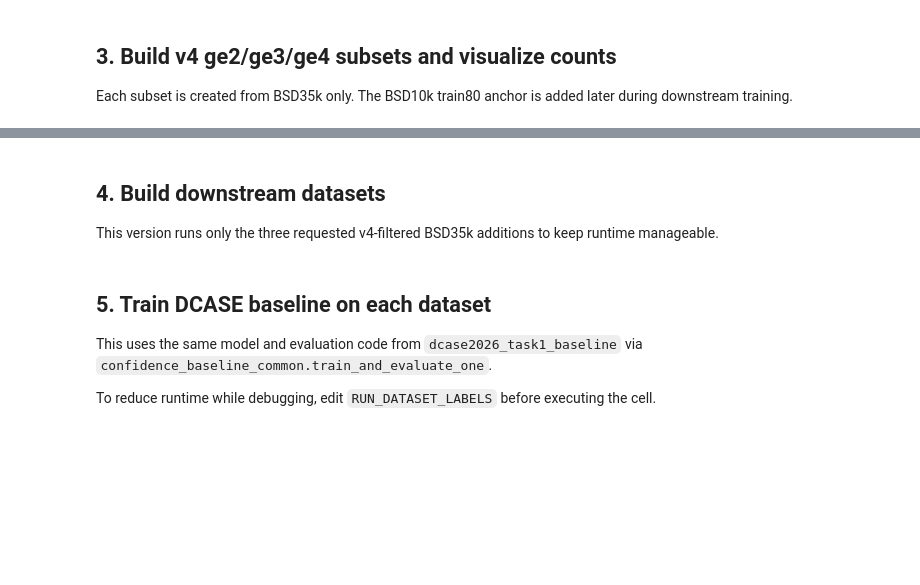
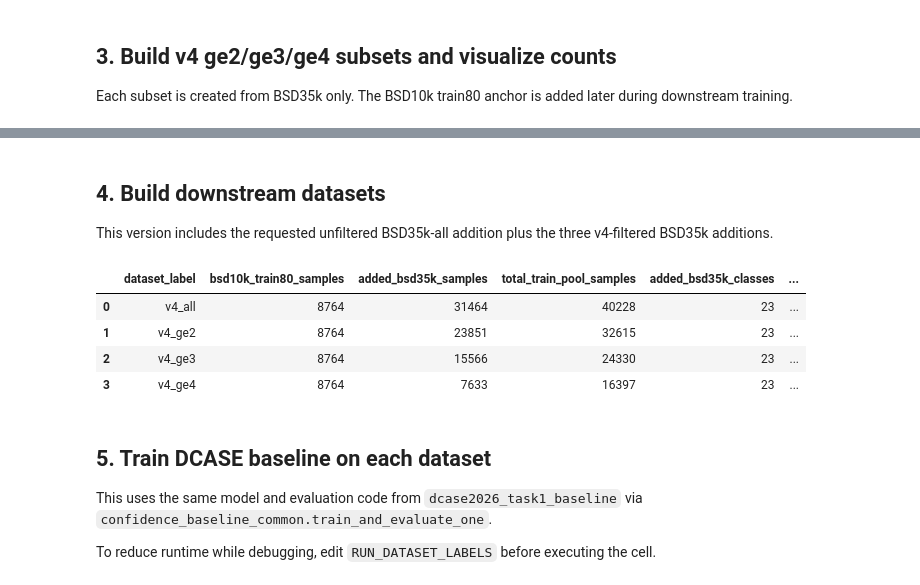
Before and after one commit to KANG-Hyeong-uk/dcase_2026, a Jupyter notebook: notebooks/v4_35k_baseline모델.ipynb, the cells around one changed output, grey strips where cells are left out. Drawn from its saved outputs; the diff is of its cells as text; code cells hidden in the pictures; blank space fills up the shorter version.

```diff
--- a/notebooks/v4_35k_baseline모델.ipynb
+++ b/notebooks/v4_35k_baseline모델.ipynb
@@ -204,33 +301,40 @@ for label, subset in v4_subsets.items():
 # %% [markdown]
 ## 4. Build downstream datasets
 
-This version runs only the three requested v4-filtered BSD35k additions to keep runtime manageable.
+This version includes the requested unfiltered BSD35k-all addition plus the three v4-filtered BSD35k additions.
 # %%
 addition_sets = {
+    'v4_all': bsd35k_all,
     'v4_ge2': v4_subsets['ge2'],
     'v4_ge3': v4_subsets['ge3'],
     'v4_ge4': v4_subsets['ge4'],
 }
 
 dataset_rows = []
 for label, add_df in addition_sets.items():
     combined = pd.concat([train_pool, add_df[train_pool.columns]], ignore_index=True)
     dataset_path = DATASET_DIR / f'{label}_train_dataset.csv'
     combined.to_csv(dataset_path, index=False)
     add_df.to_csv(DATASET_DIR / f'{label}_added_bsd35k_rows.csv', index=False)
     dataset_rows.append({
         'dataset_label': label,
         'bsd10k_train80_samples': len(train_pool),
         'added_bsd35k_samples': len(add_df),
         'total_train_pool_samples': len(combined),
         'added_bsd35k_classes': add_df['class'].nunique() if len(add_df) else 0,
         'total_classes': combined['class'].nunique(),
         'dataset_csv': str(dataset_path),
     })
 
 dataset_manifest = pd.DataFrame(dataset_rows)
 dataset_manifest.to_csv(OUTPUT_ROOT / 'dataset_manifest.csv', index=False)
 display(dataset_manifest)
+# %% [output]
+|  | dataset_label | bsd10k_train80_samples | added_bsd35k_samples | total_train_pool_samples | added_bsd35k_classes | ... |
+| 0 | v4_all | 8764 | 31464 | 40228 | 23 | ... |
+| 1 | v4_ge2 | 8764 | 23851 | 32615 | 23 | ... |
+| 2 | v4_ge3 | 8764 | 15566 | 24330 | 23 | ... |
+| 3 | v4_ge4 | 8764 | 7633 | 16397 | 23 | ... |
 # %% [markdown]
 ## 5. Train DCASE baseline on each dataset
 
```
Also changed, not shown: parts of 12 cells of this notebook.
